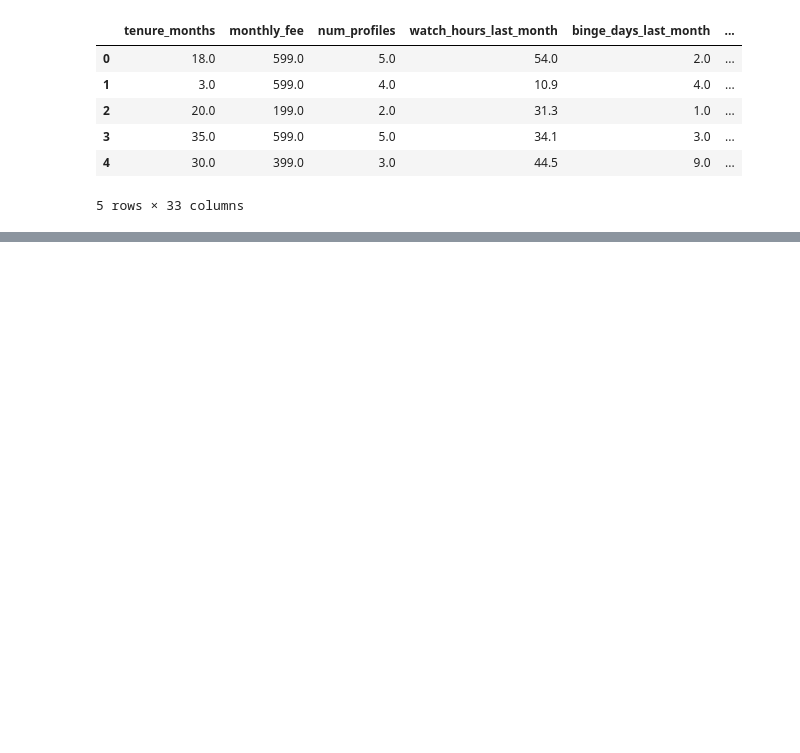
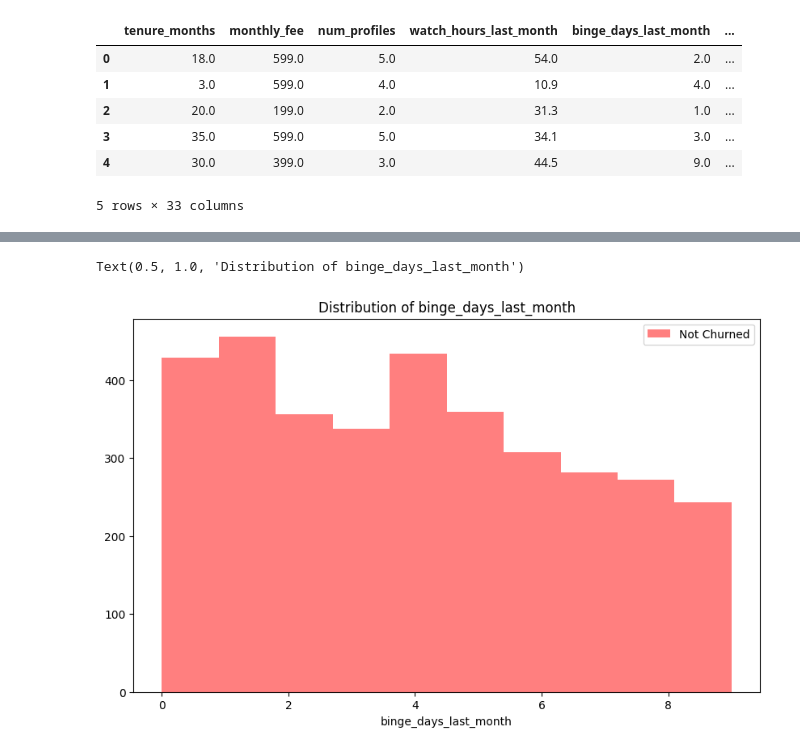
Before and after one commit to Tru735/ChurnPredictorOTT, a Jupyter notebook: churnPredictorIndex.ipynb, the cells around one changed output, grey strips where cells are left out. Drawn from its saved outputs; the diff is of its cells as text; code cells hidden in the pictures; blank space fills up the shorter version.

```diff
--- a/churnPredictorIndex.ipynb
+++ b/churnPredictorIndex.ipynb
@@ -169,0 +150,9 @@ df.head()
+# %%
+plt.figure(figsize=(10, 6))
+plt.xlabel('binge_days_last_month')
+plt.hist(ndf['binge_days_last_month'], bins=10, color='red', alpha=0.5 ,label='Not Churned')
+plt.legend(loc = 'upper right')
+plt.title('Distribution of binge_days_last_month')
+# %% [output]
+Text(0.5, 1.0, 'Distribution of binge_days_last_month')
+[figure, added]
```
Also changed, not shown: parts of 35 cells of this notebook.
